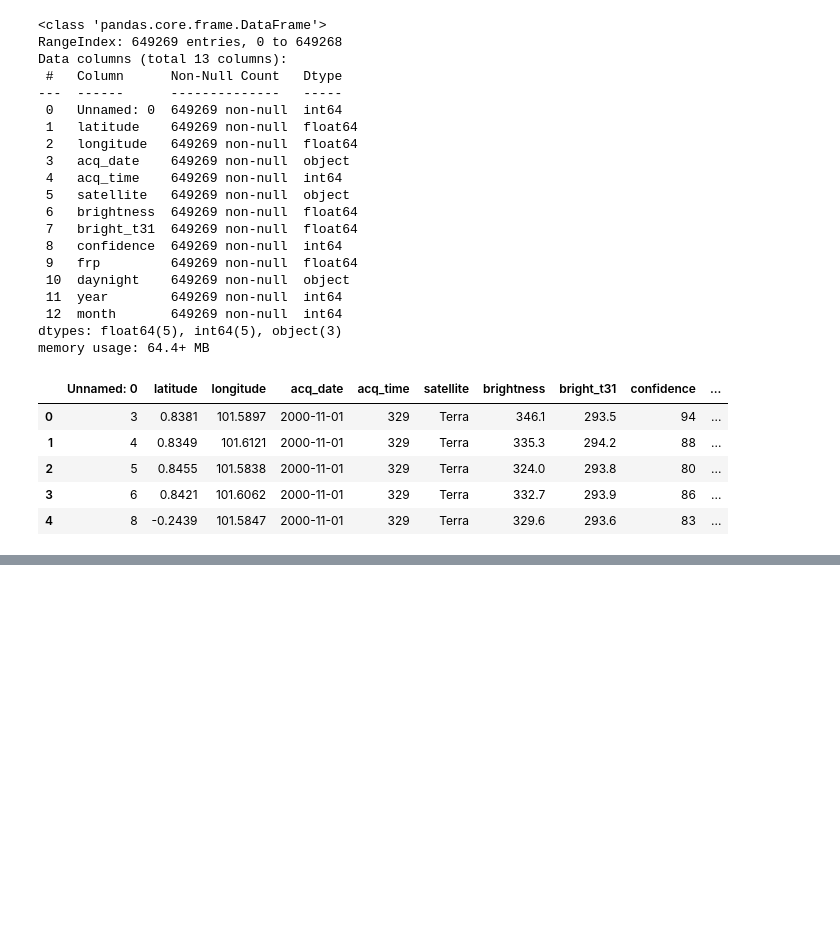
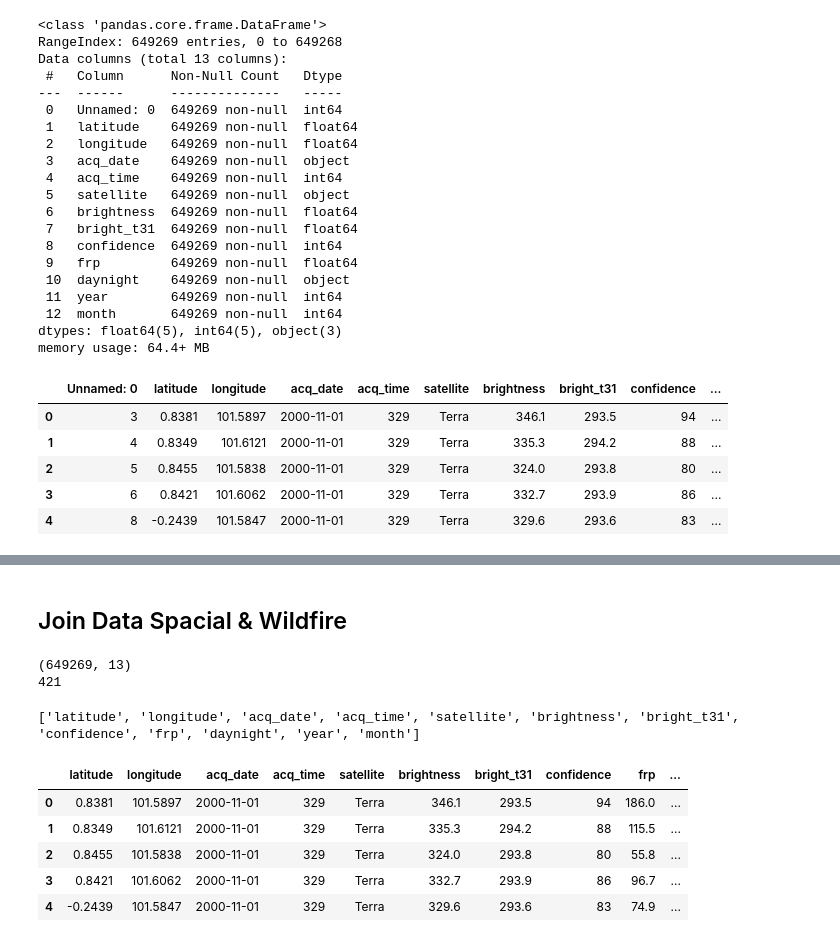
Before and after one commit to hanifahar29/indonesia-deforestation-wildfire-analysis, a Jupyter notebook: notebooks/wildfire_data_cleaning.ipynb, the cells around one changed output, grey strips where cells are left out. Drawn from its saved outputs; the diff is of its cells as text; code cells hidden in the pictures; blank space fills up the shorter version.

Commit message:
feat: add spatial join for wildfire hotspot to province mapping

```diff
--- a/notebooks/wildfire_data_cleaning.ipynb
+++ b/notebooks/wildfire_data_cleaning.ipynb
@@ -237,0 +297,39 @@ dfa.to_csv(r'C:\Users\hanif\Downloads\Data Analyst\Project\end-to-end\Indonesia
+# %% [markdown]
+## Join Data Spacial & Wildfire
+# %%
+import pandas as pd
+
+# load data wildfire asli (yang masih ada semua kolom: acq_date, confidence, frp, dst)
+wildfire = pd.read_csv(r"C:\Users\hanif\Downloads\Data Analyst\Project\end-to-end\Indonesia Deforestation & Wildfire Analysis (2001–2024)\indonesia-deforestation-wildfire-analysis\data\processed\wildfire_cleaned.csv")
+
+# 'joined' adalah hasil sjoin yang di screenshot (punya kolom province)
+# drop kolom geometry dulu, tidak perlu ikut merge
+lookup = joined[['latitude', 'longitude', 'province']]
+
+wildfire_with_province = wildfire.merge(
+    lookup,
+    on=['latitude', 'longitude'],
+    how='left'   # sama seperti LEFT JOIN di SQL
+)
+
+print(wildfire_with_province.shape)
+print(wildfire_with_province['province'].isna().sum())  # cek berapa yang tidak match
+wildfire_with_province.to_csv(r'C:\Users\hanif\Downloads\Data Analyst\Project\end-to-end\Indonesia Deforestation & Wildfire Analysis (2001–2024)\indonesia-deforestation-wildfire-analysis\data\processed\wildfire_with_province.csv', index=False)
+# %% [output]
+(649269, 13)
+421
+# %%
+print(wildfire.columns.tolist())
+# %% [output]
+['latitude', 'longitude', 'acq_date', 'acq_time', 'satellite', 'brightness', 'bright_t31', 'confidence', 'frp', 'daynight', 'year', 'month']
+# %%
+df = pd.read_csv(r'C:\Users\hanif\Downloads\Data Analyst\Project\end-to-end\Indonesia Deforestation & Wildfire Analysis (2001–2024)\indonesia-deforestation-wildfire-analysis\data\processed\wildfire_with_province.csv')
+# %%
+df.head()
+# %% [output]
+|  | latitude | longitude | acq_date | acq_time | satellite | brightness | bright_t31 | confidence | frp | ... |
+| 0 | 0.8381 | 101.5897 | 2000-11-01 | 329 | Terra | 346.1 | 293.5 | 94 | 186.0 | ... |
+| 1 | 0.8349 | 101.6121 | 2000-11-01 | 329 | Terra | 335.3 | 294.2 | 88 | 115.5 | ... |
+| 2 | 0.8455 | 101.5838 | 2000-11-01 | 329 | Terra | 324.0 | 293.8 | 80 | 55.8 | ... |
+| 3 | 0.8421 | 101.6062 | 2000-11-01 | 329 | Terra | 332.7 | 293.9 | 86 | 96.7 | ... |
+| 4 | -0.2439 | 101.5847 | 2000-11-01 | 329 | Terra | 329.6 | 293.6 | 83 | 74.9 | ... |
```
Also changed, not shown: parts of 4 cells of this notebook.
